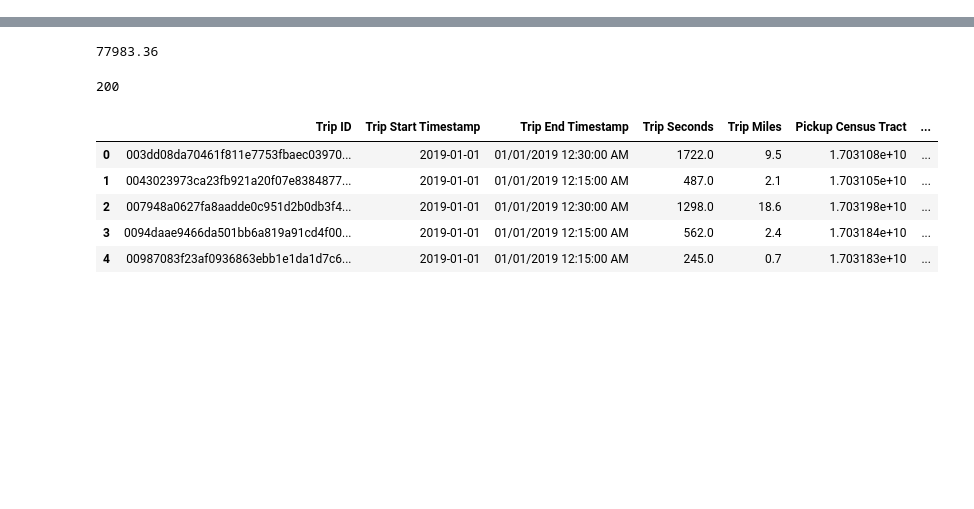
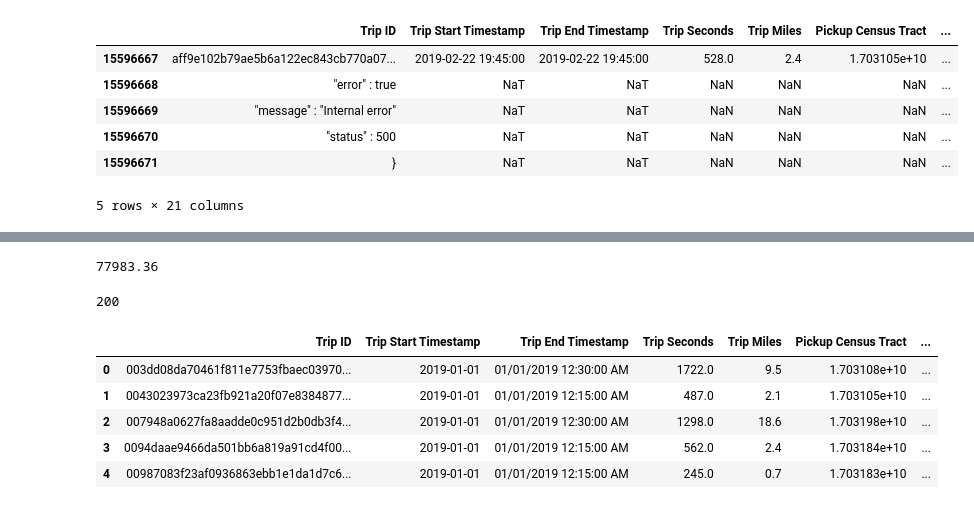
Before and after one commit to morden35/ridesharing_ml, a Jupyter notebook: divide_rides_file.ipynb, the cells around one changed output, grey strips where cells are left out. Cells and saved outputs as stored; diff of their text form; code cells hidden in the pictures; blank space fills up the shorter version.

```diff
--- a/divide_rides_file.ipynb
+++ b/divide_rides_file.ipynb
@@ -3,2 +92,38 @@ import pandas as pd
+# %%
+col_types = {"Trip ID": "object",
+"Trip Start Timestamp": "object",
+"Trip End Timestamp": "object",
+"Trip Seconds": "float64",
+"Trip Miles": "float64",
+"Pickup Census Tract": "float64",
+"Dropoff Census Tract": "float64",
+"Pickup Community Area": "float64",
+"Dropoff Community Area": "float64",
+"Fare": "float64",
+"Tip": "float64",
+"Additional Charges": "float64",
+"Trip Total": "float64",
+"Shared Trip Authorized": "object",
+"Trips Pooled": "float64",
+"Pickup Centroid Latitude": "float64",
+"Pickup Centroid Longitude": "float64",
+"Pickup Centroid Location": "object",
+"Dropoff Centroid Latitude": "float64",
+"Dropoff Centroid Longitude": "float64",
+"Dropoff Centroid Location": "object"}
+# %%
+parse_dates= ["Trip Start Timestamp", "Trip End Timestamp"]
 # %%
-rides_2019 = pd.read_csv("data/Transportation_Network_Providers_-_Trips_-_2019.csv")
+rides_2019 = pd.read_csv("data/Transportation_Network_Providers_-_Trips_-_2019.csv",
+                         dtype=col_types,
+                         parse_dates=parse_dates)
+# %%
+rides_2019.tail()
+# %% [output]
+|  | Trip ID | Trip Start Timestamp | Trip End Timestamp | Trip Seconds | Trip Miles | Pickup Census Tract | ... |
+| 15596667 | aff9e102b79ae5b6a122ec843cb770a07... | 2019-02-22 19:45:00 | 2019-02-22 19:45:00 | 528.0 | 2.4 | 1.703105e+10 | ... |
+| 15596668 | "error" : true | NaT | NaT | NaN | NaN | NaN | ... |
+| 15596669 | "message" : "Internal error" | NaT | NaT | NaN | NaN | NaN | ... |
+| 15596670 | "status" : 500 | NaT | NaT | NaN | NaN | NaN | ... |
+| 15596671 | } | NaT | NaT | NaN | NaN | NaN | ... |
+5 rows × 21 columns
```
Also changed, not shown: parts of 19 cells of this notebook, 1 other file.
